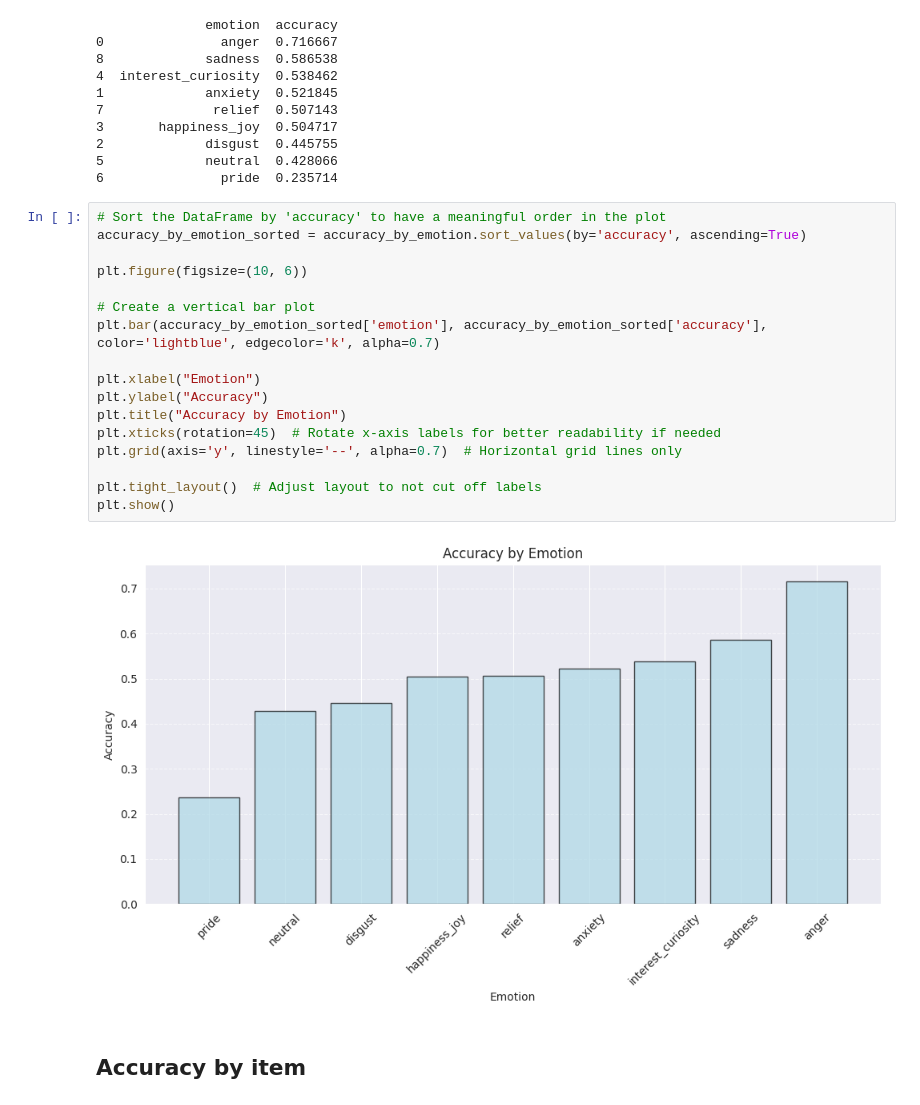
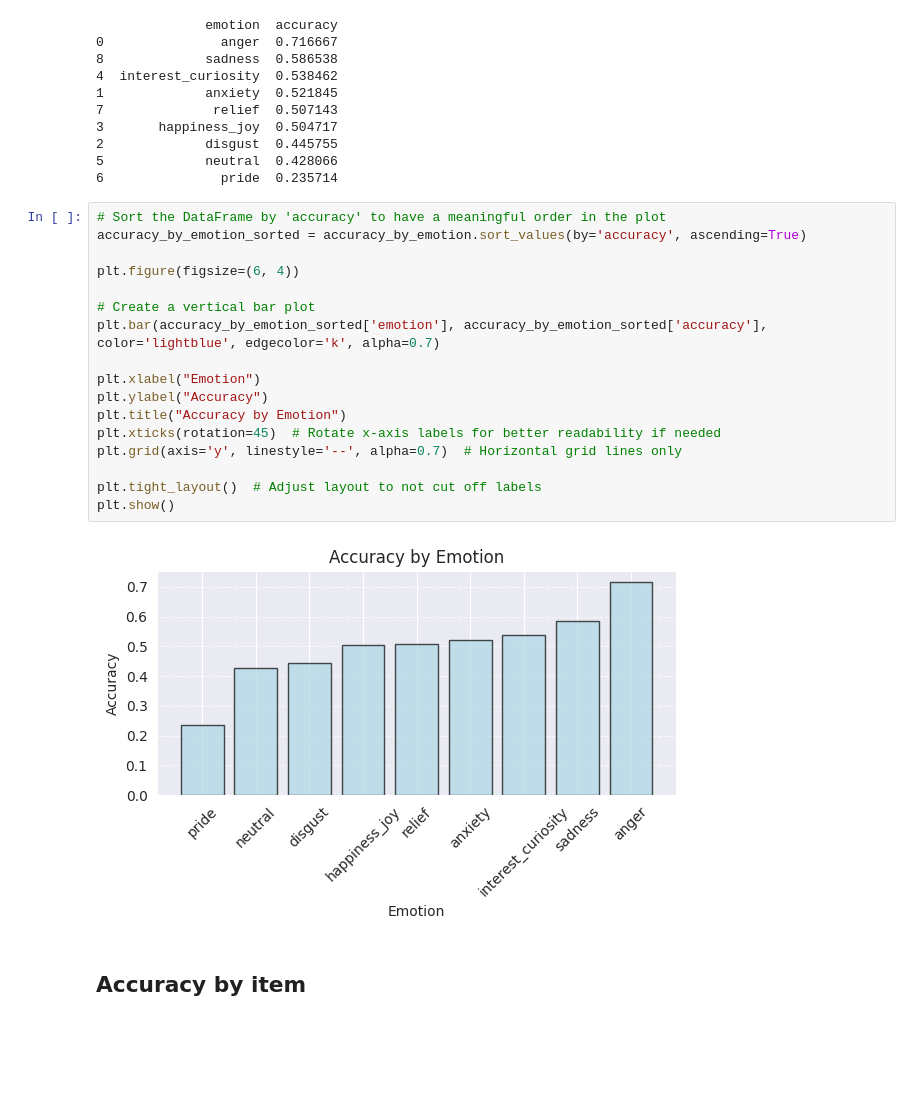
Before and after one commit to timlac/reco-response-analysis, a Jupyter notebook: fmri/notebooks/audio_analysis.ipynb, the cells around one changed output. Cells and saved outputs as stored; diff of their text form; blank space fills up the shorter version.

Commit message:
adjusted plot sizes

```diff
--- a/fmri/notebooks/audio_analysis.ipynb
+++ b/fmri/notebooks/audio_analysis.ipynb
@@ -123,22 +123,22 @@ print(accuracy_by_emotion.sort_values(by='accuracy', ascending=False))
 # %%
 # Sort the DataFrame by 'accuracy' to have a meaningful order in the plot
 accuracy_by_emotion_sorted = accuracy_by_emotion.sort_values(by='accuracy', ascending=True)
 
-plt.figure(figsize=(10, 6))
+plt.figure(figsize=(6, 4))
 
 # Create a vertical bar plot
 plt.bar(accuracy_by_emotion_sorted['emotion'], accuracy_by_emotion_sorted['accuracy'], color='lightblue', edgecolor='k', alpha=0.7)
 
 plt.xlabel("Emotion")
 plt.ylabel("Accuracy")
 plt.title("Accuracy by Emotion")
 plt.xticks(rotation=45)  # Rotate x-axis labels for better readability if needed
 plt.grid(axis='y', linestyle='--', alpha=0.7)  # Horizontal grid lines only
 
 plt.tight_layout()  # Adjust layout to not cut off labels
 plt.show()
 # %% [output]
-[figure, old version]
+[figure, new version]
 # %% [markdown]
 ## Accuracy by item
 # %%
```
Also changed, not shown: parts of 2 cells of this notebook.
